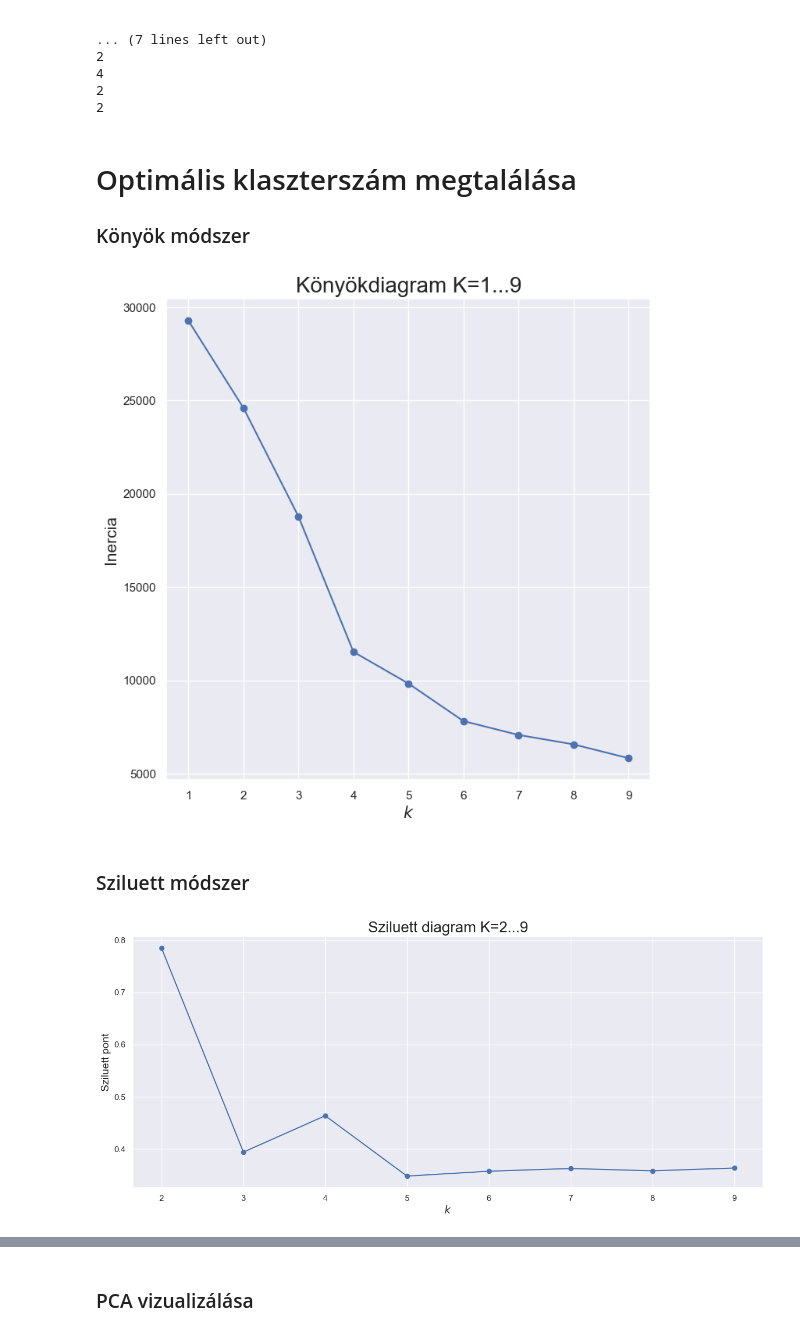
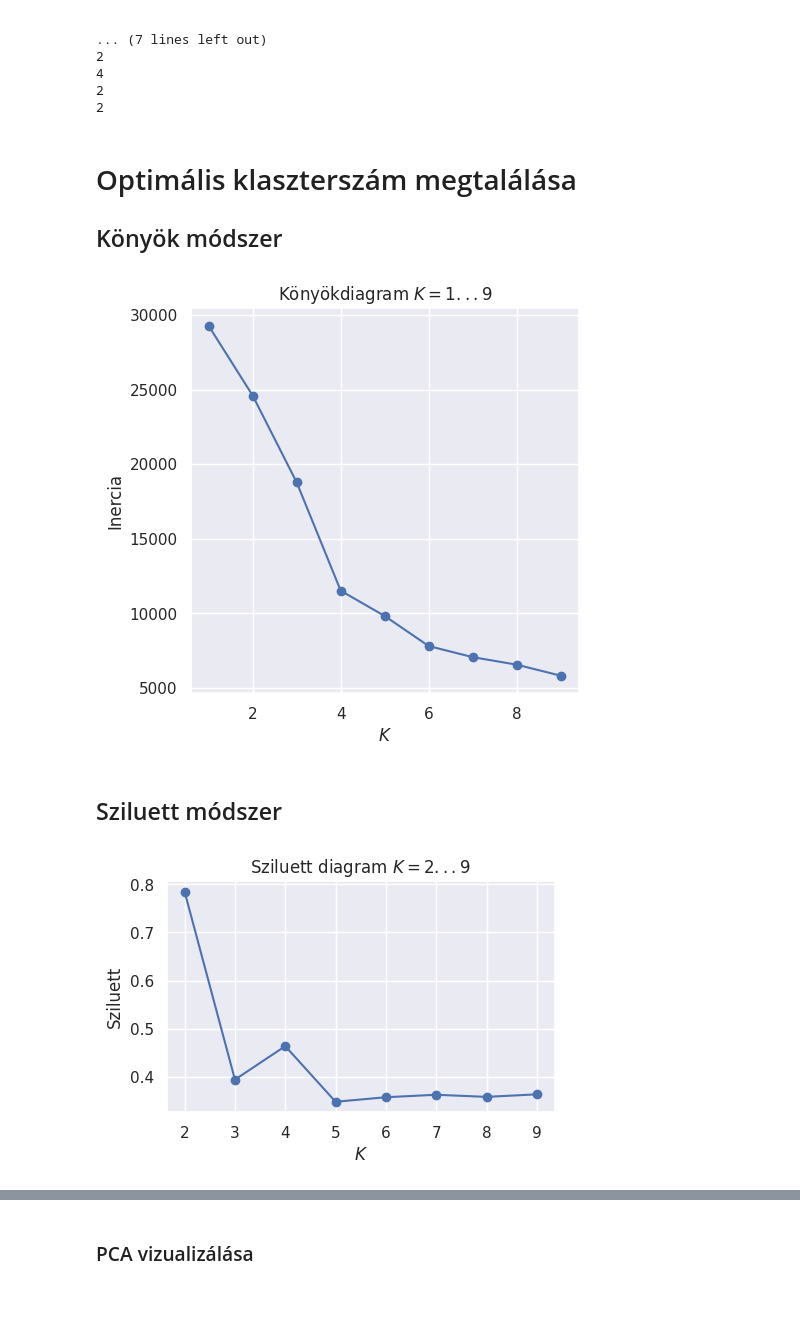
Before and after one commit to basictask/Elemzesmodszertan, a Jupyter notebook: 7_unsupervised/code/7_unsupervised.ipynb, the cells around one changed output, grey strips where cells are left out. Drawn from its saved outputs; the diff is of its cells as text; code cells hidden in the pictures; blank space fills up the shorter version.

```diff
--- a/7_unsupervised/code/7_unsupervised.ipynb
+++ b/7_unsupervised/code/7_unsupervised.ipynb
@@ -107,35 +105,36 @@ FCM predikciók
 2
 # %% [markdown]
 # Optimális klaszterszám megtalálása
-### Könyök módszer
+## Könyök módszer
 # %%
-from sklearn.cluster import KMeans
-kmeans_per_k = [KMeans(n_clusters=k, init='k-means++', n_init=1,
-                       random_state=42).fit(scaled_termek) for k in range(1,10)]
+kmeans_per_k = [KMeans(
+    n_clusters = k,
+    init = 'k-means++',
+    n_init = 1,
+    random_state = 42
+    ).fit(scaled_termek) for k in range(1,10)]
 
 inertia = [model.inertia_ for model in kmeans_per_k]
 
-plt.figure(figsize=(8,8))
-plt.title("Könyökdiagram K=1...9", size=20)
-plt.plot(range(1,10), inertia, 'bo-')
-plt.xlabel('$k$', fontsize=15)
-plt.ylabel('Inercia', fontsize=15)
+plt.figure(figsize=(5, 5))
+plt.title("Könyökdiagram $K=1...9$")
+plt.plot(range(1, len(inertia) + 1), inertia, 'bo-')
+plt.xlabel('$K$')
+plt.ylabel('Inercia')
 plt.show()
 # %% [output]
-[figure, old version]
+[figure, new version]
 # %% [markdown]
-### Sziluett módszer
+## Sziluett módszer
 # %%
-from sklearn.metrics import silhouette_score
-
 silhouettes = [silhouette_score(scaled_termek, model.labels_) for model in kmeans_per_k[1:]]
 
-plt.figure(figsize=(15,6))
-plt.title("Sziluett diagram K=2...9", size=20)
+plt.figure(figsize=(5, 3))
+plt.title("Sziluett diagram $K=2...9$")
 plt.plot(range(2,10), silhouettes, 'bo-')
-plt.xlabel('$k$', fontsize=14)
-plt.ylabel('Sziluett pont', fontsize=14)
+plt.xlabel('$K$')
+plt.ylabel('Sziluett')
 plt.show()
 # %% [output]
-[figure, old version]
+[figure, new version]
 # %% [markdown]
```
Also changed, not shown: parts of 26 cells of this notebook, 1 other file.
